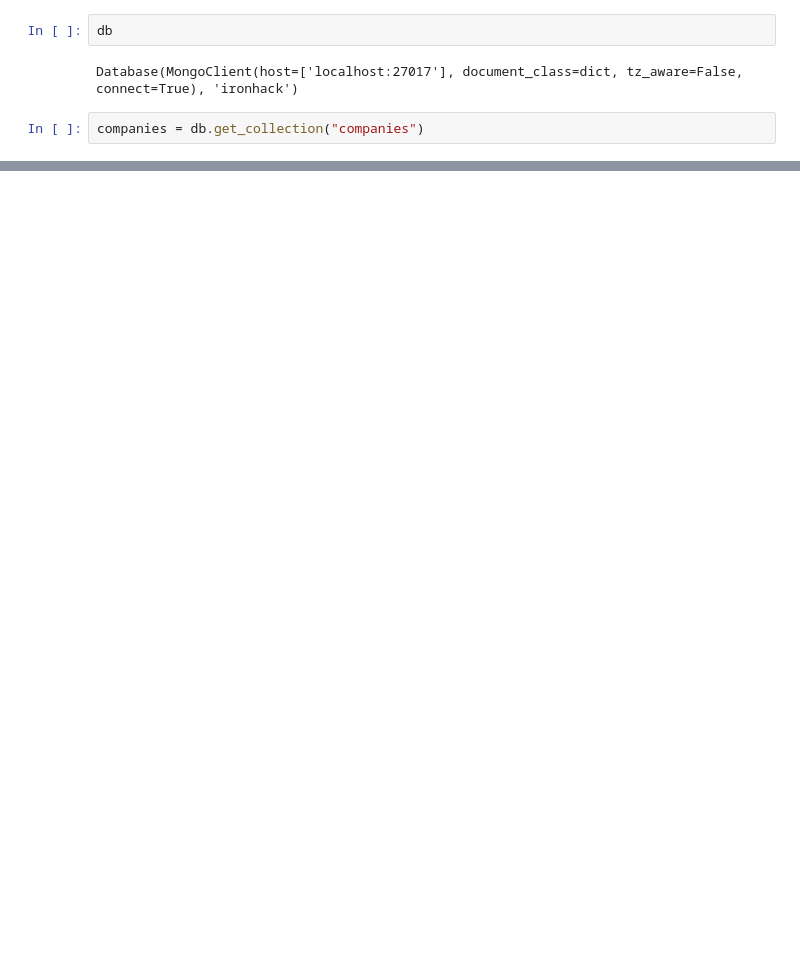
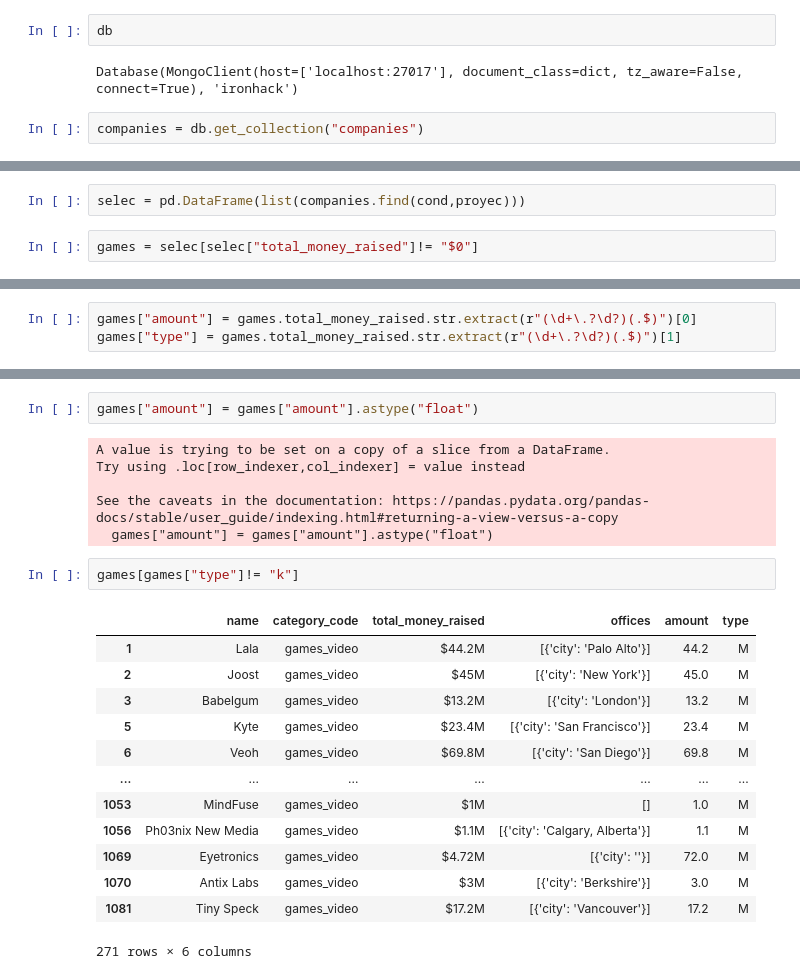
Before and after one commit to data2021oct/geospatial, a Jupyter notebook: notebooks/database_query.ipynb, the cells around one changed output, grey strips where cells are left out. Drawn from its saved outputs; the diff is of its cells as text; blank space fills up the shorter version.

Commit message:
extrayendo datos de companies

```diff
--- a/notebooks/database_query.ipynb
+++ b/notebooks/database_query.ipynb
@@ -51,0 +34,4 @@ pd.DataFrame(list(companies.find(cond,proyec)))
+# %%
+selec = pd.DataFrame(list(companies.find(cond,proyec)))
+# %%
+games = selec[selec["total_money_raised"]!= "$0"]
@@ -51,0 +58,3 @@ pd.DataFrame(list(companies.find(cond,proyec)))
+# %%
+games["amount"] = games.total_money_raised.str.extract(r"(\d+\.?\d?)(.$)")[0]
+games["type"] = games.total_money_raised.str.extract(r"(\d+\.?\d?)(.$)")[1]
@@ -51,0 +72,24 @@ pd.DataFrame(list(companies.find(cond,proyec)))
+# %%
+games["amount"] = games["amount"].astype("float")
+# %% [output]
+A value is trying to be set on a copy of a slice from a DataFrame.
+Try using .loc[row_indexer,col_indexer] = value instead
+
+See the caveats in the documentation: https://pandas.pydata.org/pandas-docs/stable/user_guide/indexing.html#returning-a-view-versus-a-copy
+  games["amount"] = games["amount"].astype("float")
+# %%
+games[games["type"]!= "k"]
+# %% [output]
+|  | name | category_code | total_money_raised | offices | amount | type |
+| 1 | Lala | games_video | $44.2M | [{'city': 'Palo Alto'}] | 44.2 | M |
+| 2 | Joost | games_video | $45M | [{'city': 'New York'}] | 45.0 | M |
+| 3 | Babelgum | games_video | $13.2M | [{'city': 'London'}] | 13.2 | M |
+| 5 | Kyte | games_video | $23.4M | [{'city': 'San Francisco'}] | 23.4 | M |
+| 6 | Veoh | games_video | $69.8M | [{'city': 'San Diego'}] | 69.8 | M |
+| ... | ... | ... | ... | ... | ... | ... |
+| 1053 | MindFuse | games_video | $1M | [] | 1.0 | M |
+| 1056 | Ph03nix New Media | games_video | $1.1M | [{'city': 'Calgary, Alberta'}] | 1.1 | M |
+| 1069 | Eyetronics | games_video | $4.72M | [{'city': ''}] | 72.0 | M |
+| 1070 | Antix Labs | games_video | $3M | [{'city': 'Berkshire'}] | 3.0 | M |
+| 1081 | Tiny Speck | games_video | $17.2M | [{'city': 'Vancouver'}] | 17.2 | M |
+271 rows × 6 columns
```
Also changed, not shown: parts of 24 cells of this notebook, 1 other file.
